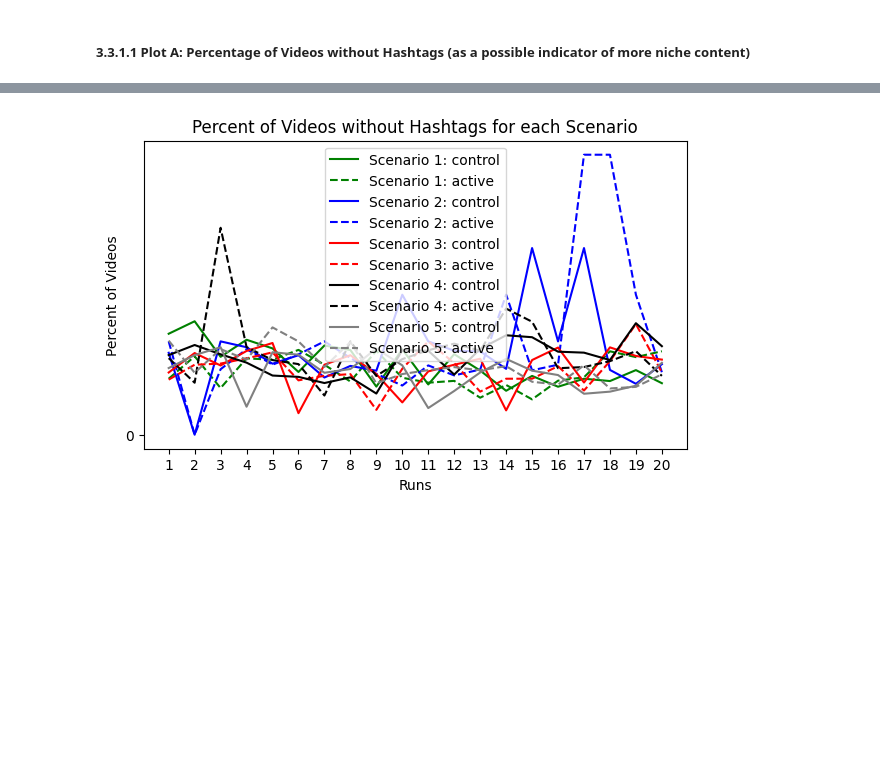
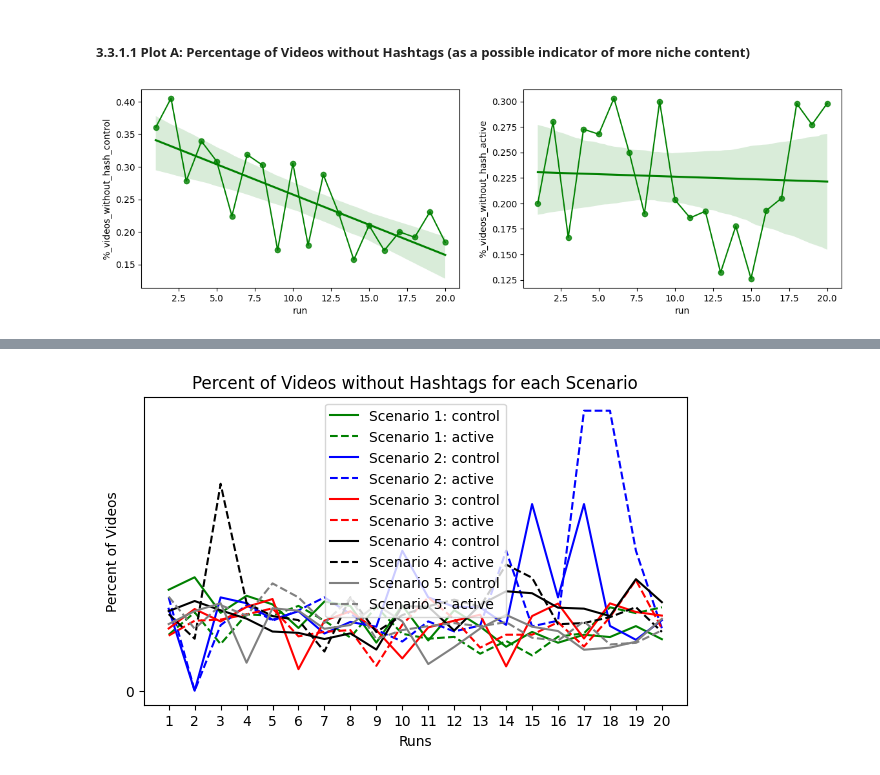
Before and after one commit to mlsmzk/tiktok-like-experiment, a Jupyter notebook: data_analysis/analysis.ipynb, the cells around one changed output, grey strips where cells are left out. Saved outputs shown, nothing was run; the diff lists cells and outputs as text; code cells hidden in the pictures; blank space fills up the shorter version.

Commit message:
configure visualization standards

```diff
--- a/data_analysis/analysis.ipynb
+++ b/data_analysis/analysis.ipynb
@@ -686,5 +678,5 @@ TODO: consider hashtags with non-utf-8 encoding (see tutorial)
 # %%
-hash_to_ignore = ["fyp", "viral", "foryou", "foryoupage", "tiktok", "fy", "fypage", "fypchallenge"]
+hash_to_ignore = ["fyp", "viral", "foryou", "foryoupage", "tiktok", "fy", "fypage", "fypchallenge", "trend"]
 def clean_hashtags(df):
     noNA_hash = []; NAcount = 0
     if df.empty:
@@ -693,8 +685,9 @@ def clean_hashtags(df):
         for row in range(df.shape[0]): #for each post
             if type(df.hashtag.iloc[row])==type(""): #if not NaN types
                 list_of_hash = df.hashtag.iloc[row].split(",")
-                noNA_hash.append([hash.strip() for hash in list_of_hash])
-            else: #if there is NA
+                delimited_list = [hash.strip() for hash in list_of_hash]
+                noNA_hash.append([urllib.parse.unquote(hash) for hash in delimited_list]) #deal with non utf-8 encoding
+            else: #if there is NA (no hashtags)
                 NAcount += 1
             if NAcount == 0:
                 NAperc = 0
@@ -702,5 +695,4 @@ def clean_hashtags(df):
                 NAperc = (NAcount / df.shape[0]) #calculating the percent of videos without hashtags
     full_list = list(set([a for b in noNA_hash for a in b]))
     return (list(filter(lambda x: x not in hash_to_ignore, full_list)), NAperc)
-
-#print(clean_hashtags(sc1_control_all)[1])
+#print(clean_hashtags(sc1_control_all)[0])
@@ -784,3 +760,16 @@ def feed_summary(scenario_num):
 ### 3.3.1 Hashtag Visualizations
 # %% [markdown]
 ##### 3.3.1.1 Plot A: Percentage of Videos without Hashtags (as a possible indicator of more niche content)
+# %%
+fig, axes = plt.subplots(nrows=1, ncols=2, figsize=(14, 4))
+ax1, ax2 = axes.flatten()
+
+ax1.plot(feed_summary(1)["run"], feed_summary(1)["%_videos_without_hash_control"], color='green', linestyle='solid', label="control")
+sns.regplot(x="run", y="%_videos_without_hash_control", data = feed_summary(1), color = 'green', label = "control", ci=None, scatter=None, ax=ax1)
+
+ax2.plot(feed_summary(1)["run"], feed_summary(1)["%_videos_without_hash_active"], color='green', linestyle='solid', label="control")
+sns.regplot(x="run", y="%_videos_without_hash_active", data = feed_summary(1), color = 'green', label = "control", ci=None, scatter=None, ax=ax2)
+
+plt.show()
+# %% [output]
+[figure, added]
```
Also changed, not shown: parts of 7 cells of this notebook.
